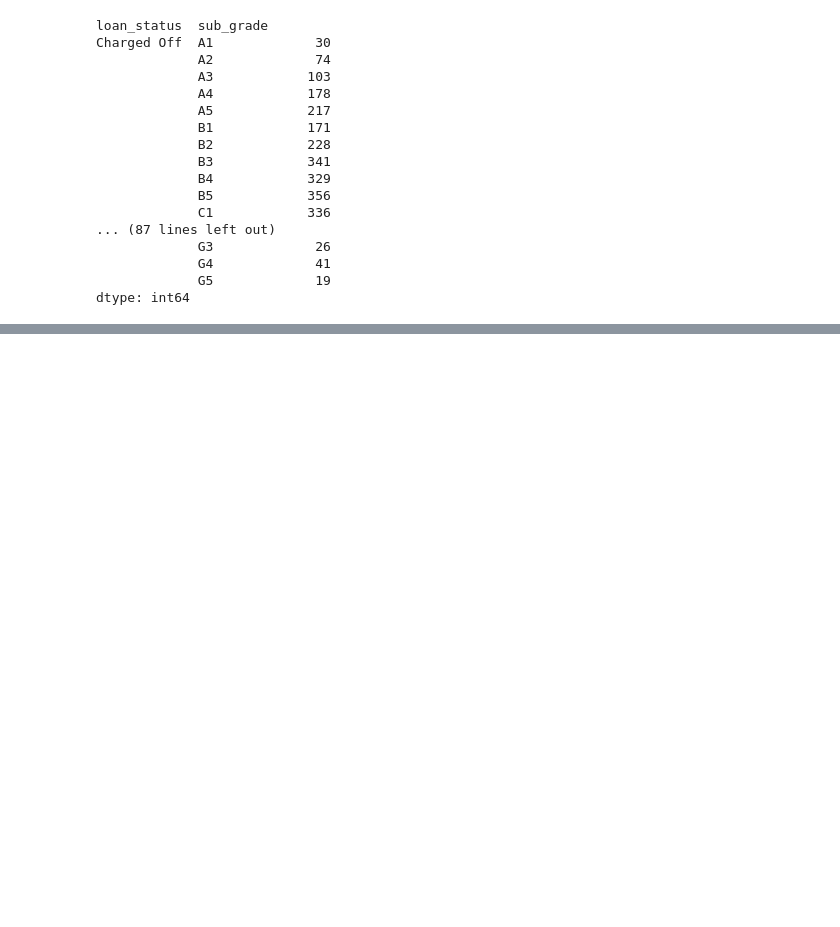
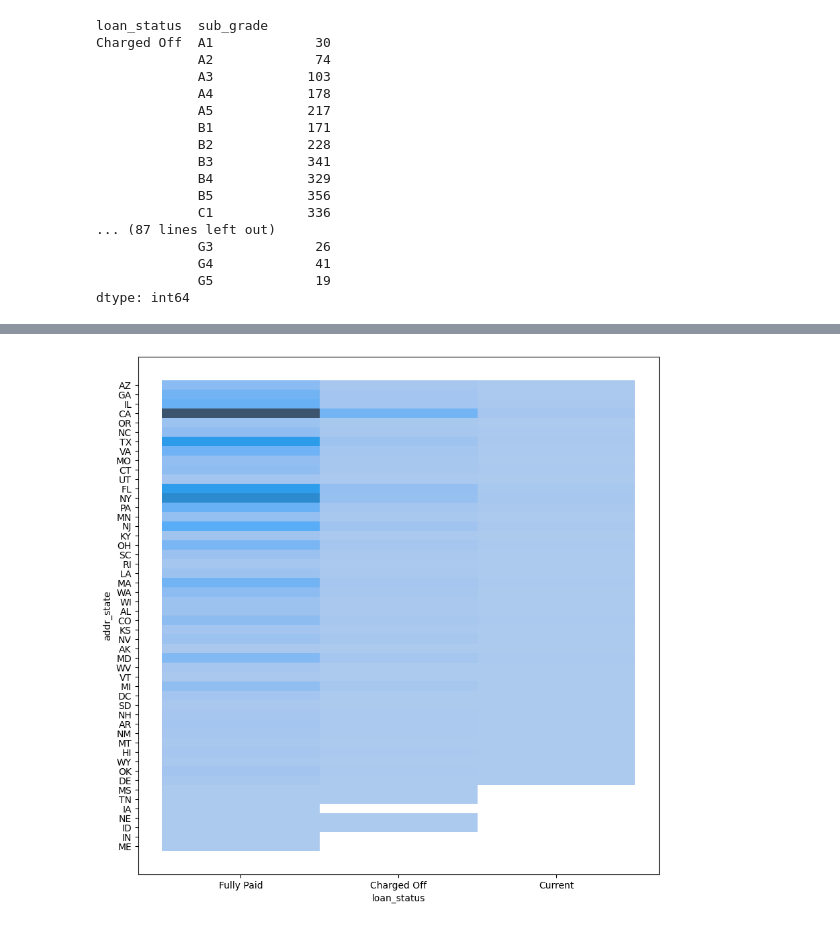
Before and after one commit to kushalagrawal/LendingClubCaseStudy, a Jupyter notebook: Lending_club_Default_Analysis.ipynb, the cells around one changed output, grey strips where cells are left out. Saved outputs shown, nothing was run; the diff lists cells and outputs as text; code cells hidden in the pictures; blank space fills up the shorter version.

```diff
--- a/Lending_club_Default_Analysis.ipynb
+++ b/Lending_club_Default_Analysis.ipynb
@@ -477,0 +498,7 @@ dtype: int64
+# %%
+plt.subplots(figsize=(10, 10))
+plt.
+sns.histplot(data=loan_data_filtered, x="loan_status", y="addr_state")
+plt.show()
+# %% [output]
+[figure, added]
```
Also changed, not shown: parts of 3 cells of this notebook, 1 other file.
